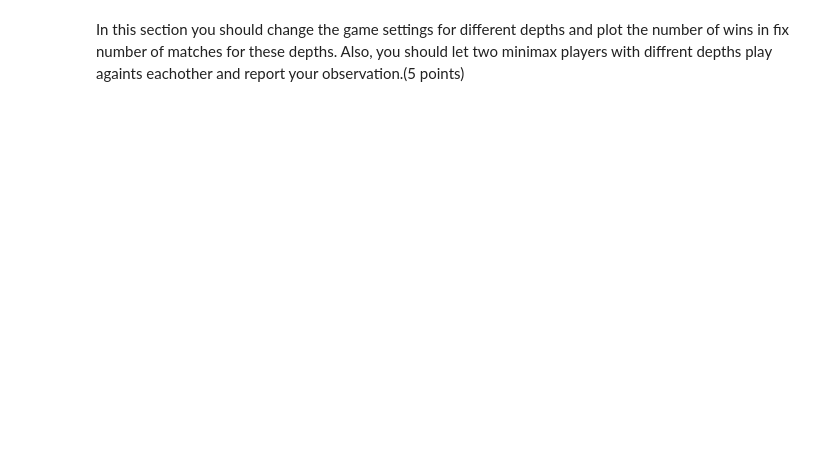
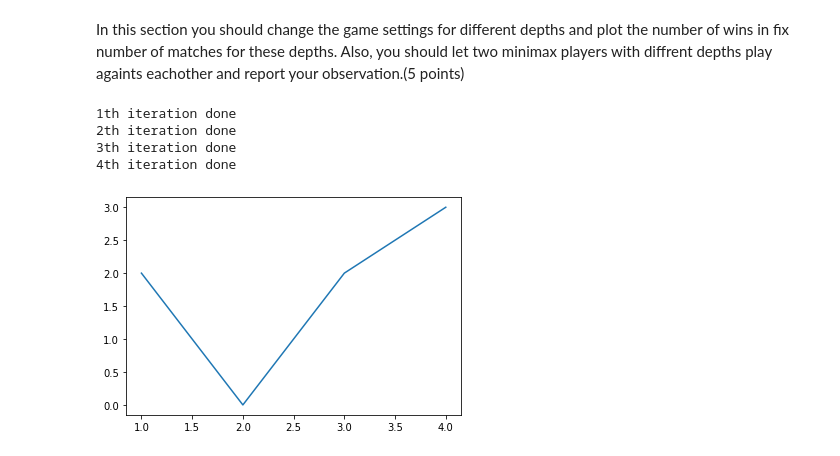
Before and after one commit to Parsa2820/ai-projects, a Jupyter notebook: projects/2/practical/questions.ipynb, the cells around one changed output. Drawn from its saved outputs; the diff is of its cells as text; code cells hidden in the pictures; blank space fills up the shorter version.

```diff
--- a/projects/2/practical/questions.ipynb
+++ b/projects/2/practical/questions.ipynb
@@ -778,0 +897,25 @@ In this section you should change the game settings for different depths and plo
+# %%
+################################################################
+# plot the number of wins for diffrent depths (2.5 point)      #
+################################################################
+depth = 5
+numberOfMatches = 4
+x = list(range(1, depth))
+y = [0 for i in range(1, depth)]
+
+for i in range(1, depth):
+    p1 = NaivePlayer(1, 0, 0)
+    p2 = MinimaxPlayer(2, 7, 7, i)
+    g = Game(p1, p2)
+    score1, score2 = g.start(numberOfMatches)
+    y[i-1] = score1
+    print(f'{i}th iteration done')
+
+plt.plot(x, y)
+plt.show()
+# %% [output]
+1th iteration done
+2th iteration done
+3th iteration done
+4th iteration done
+[figure, added]
```
Also changed, not shown: parts of 13 cells of this notebook, 17 other files.
